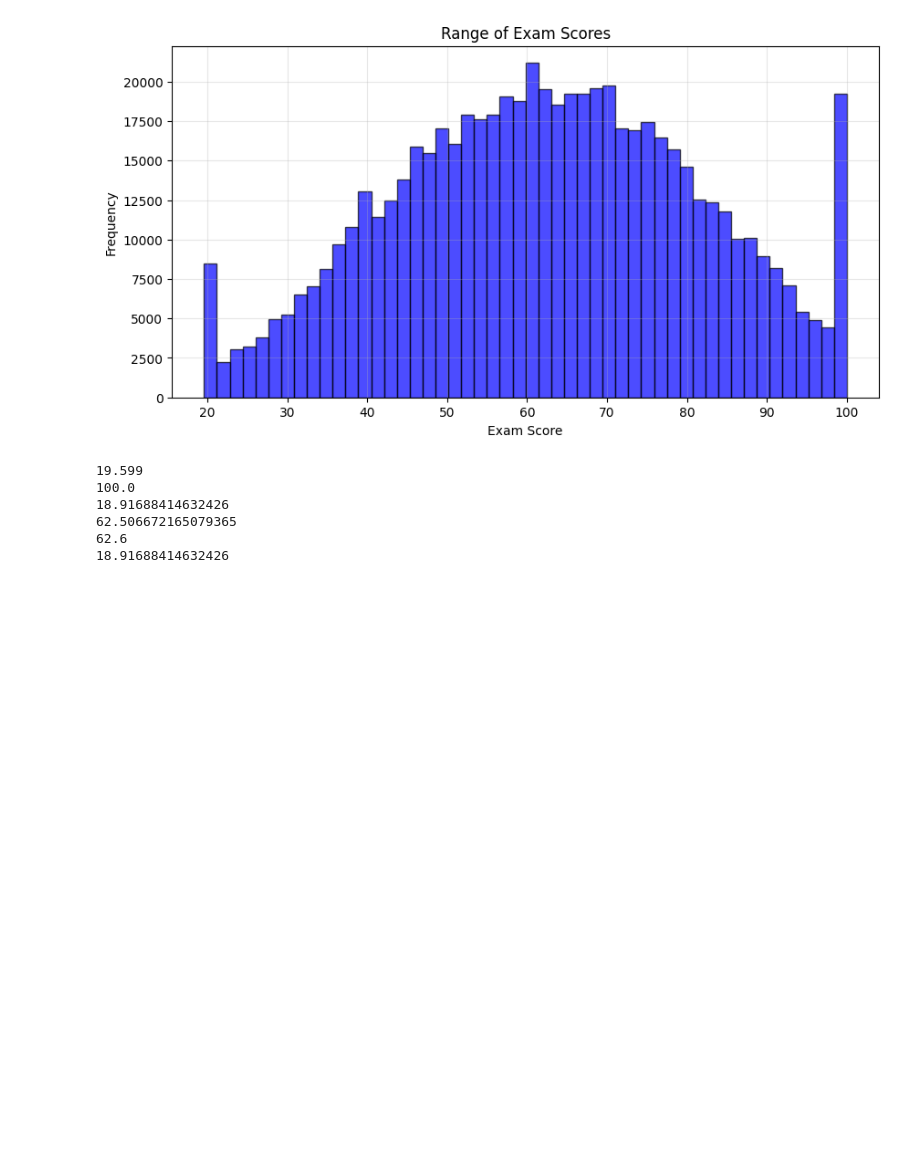
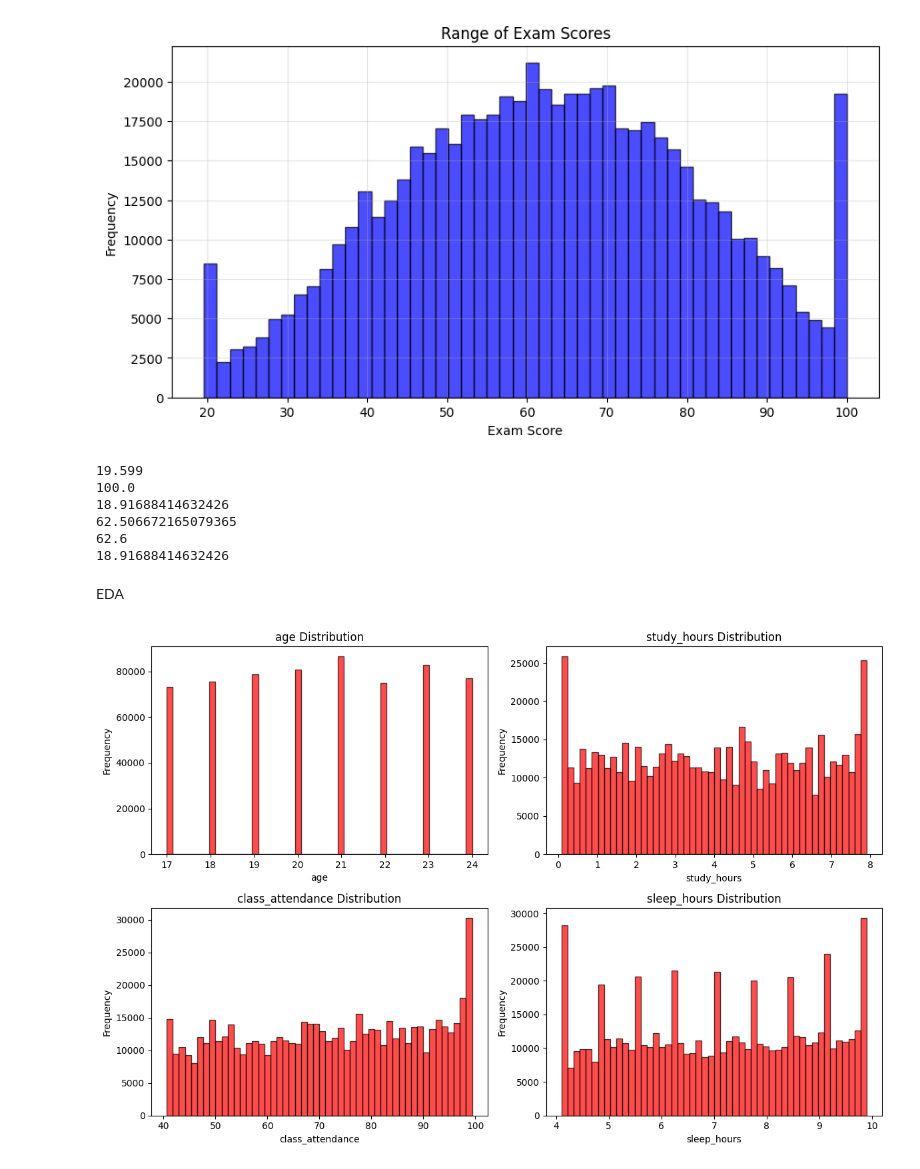
Before and after one commit to VisheshUnadkat13/Predicting-Student-Test-Scores-Kaggle-Competition, a Jupyter notebook: Student_Test_Performance.ipynb, the cells around one changed output. Cells and saved outputs as stored; diff of their text form; code cells hidden in the pictures; blank space fills up the shorter version.

Commit message:
Apply EDA on numerical Feature

```diff
--- a/Student_Test_Performance.ipynb
+++ b/Student_Test_Performance.ipynb
@@ -119,3 +119,22 @@ print(df['exam_score'].std())
 62.506672165079365
 62.6
 18.91688414632426
+# %% [markdown]
+EDA
+# %%
+## numerical data
+numerical_cols = ['age', 'study_hours', 'class_attendance', 'sleep_hours']
+
+fig, axes = plt.subplots(2, 2, figsize=(12, 8))
+axes = axes.flatten()
+
+for i, col in enumerate(numerical_cols):
+    axes[i].hist(df[col], bins=50, alpha=0.7, edgecolor='black',color = 'red')
+    axes[i].set_title(f'{col} Distribution')
+    axes[i].set_xlabel(col)
+    axes[i].set_ylabel('Frequency')
+
+plt.tight_layout()
+plt.show()
+# %% [output]
+[figure, added]
```
Also changed, not shown: parts of 6 cells of this notebook.
